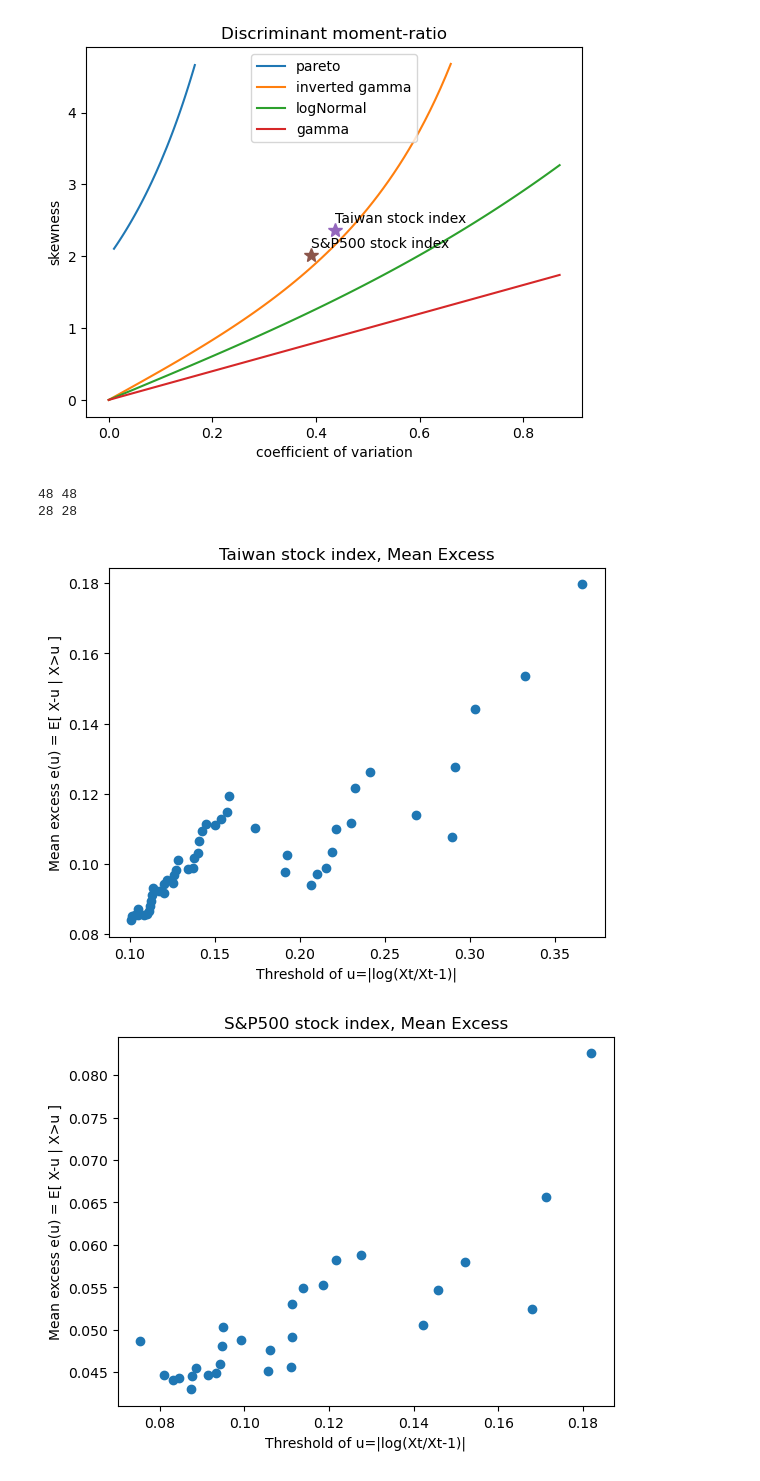
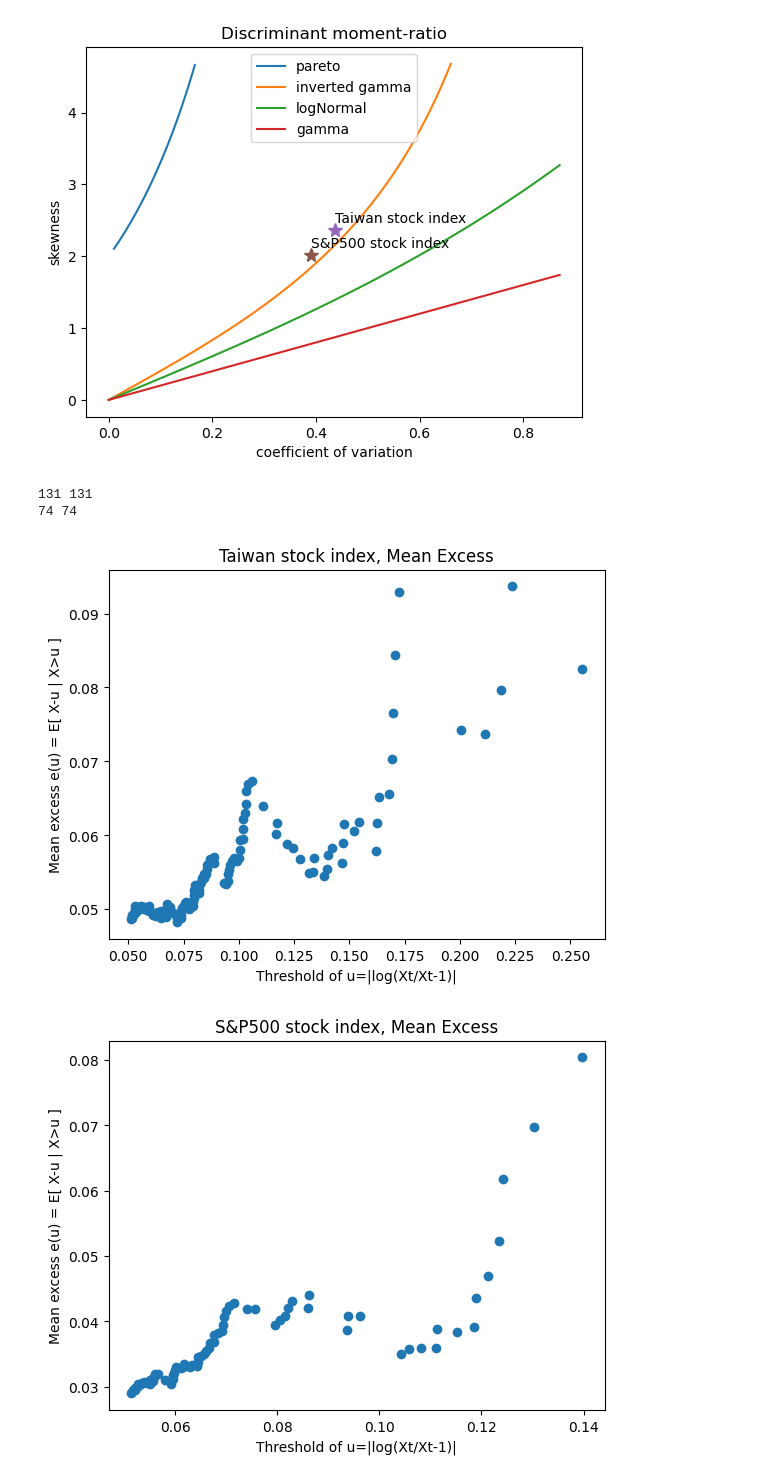
Before and after one commit to fumin/fumin.github.io, a Jupyter notebook: notes/statistics/taiex.ipynb, the cells around one changed output. Cells and saved outputs as stored; diff of their text form; code cells hidden in the pictures.

```diff
--- a/notes/statistics/taiex.ipynb
+++ b/notes/statistics/taiex.ipynb
@@ -439,42 +480,42 @@ def analyzeME(analysis):
 
     orderedStats = np.sort(df.absreturn)
     excess = []
     for i in range(len(orderedStats)):
         u = orderedStats[i]
         larger = orderedStats[i+1:]
         eu = np.sum(larger-u) / len(larger)
         excess.append(eu)
 
-    lastRemoveN = 2
+    lastRemoveN = 3
     u = orderedStats[:len(orderedStats)-lastRemoveN]
     eu = np.array(excess)[:len(excess)-lastRemoveN]
     print(len(u), len(eu))
 
     fig, ax = plt.subplots(1, 1)
     ax.plot(u, eu, "o")
     ax.set_title("%s, Mean Excess"%(analysis.name))
     ax.set_xlabel("Threshold of u=|log(Xt/Xt-1)|")
     ax.set_ylabel("Mean excess e(u) = E[ X-u | X>u ]")
 
 
 analysis = Analysis()
 analysis.name = "Taiwan stock index"
 analysis.fpath = "taiex.csv"
-analysis.lag = 50
-analysis.tailCutoff = 0.002
+analysis.lag = 17
+analysis.tailCutoff = 0.003
 analyzeME(analysis)
 
 analysis = Analysis()
 analysis.name = "S&P500 stock index"
 analysis.fpath = "sp500.csv"
-analysis.lag = 50
-analysis.tailCutoff = 0.0015
+analysis.lag = 17
+analysis.tailCutoff = 0.003
 analyzeME(analysis)
 # %% [output]
-48 48
-28 28
+131 131
+74 74
-[figure, old version]
+[figure, new version]
-[figure, old version]
+[figure, new version]
 # %%
 class Analysis:
     def __init__(self):
```
Also changed, not shown: parts of 4 cells of this notebook.
